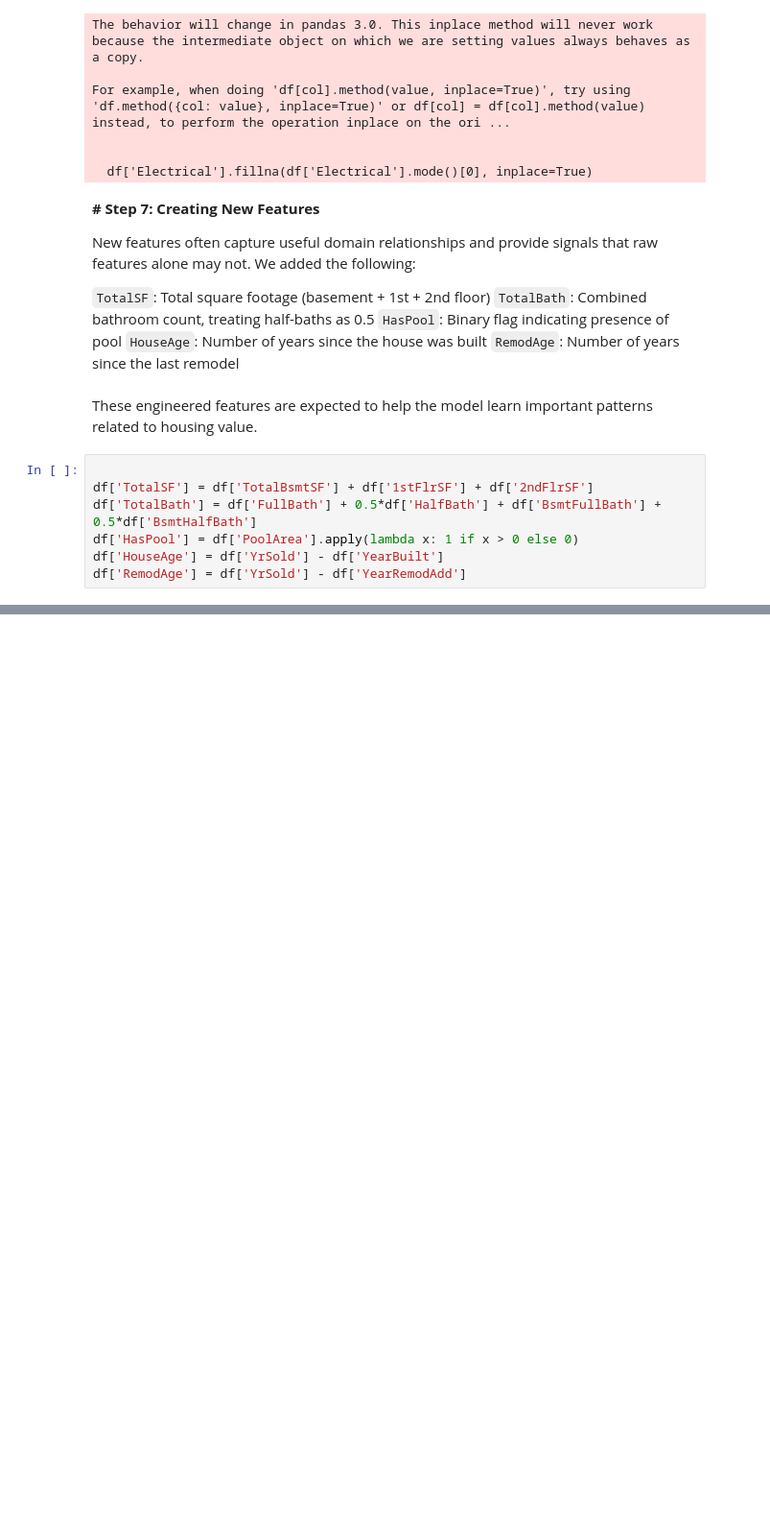
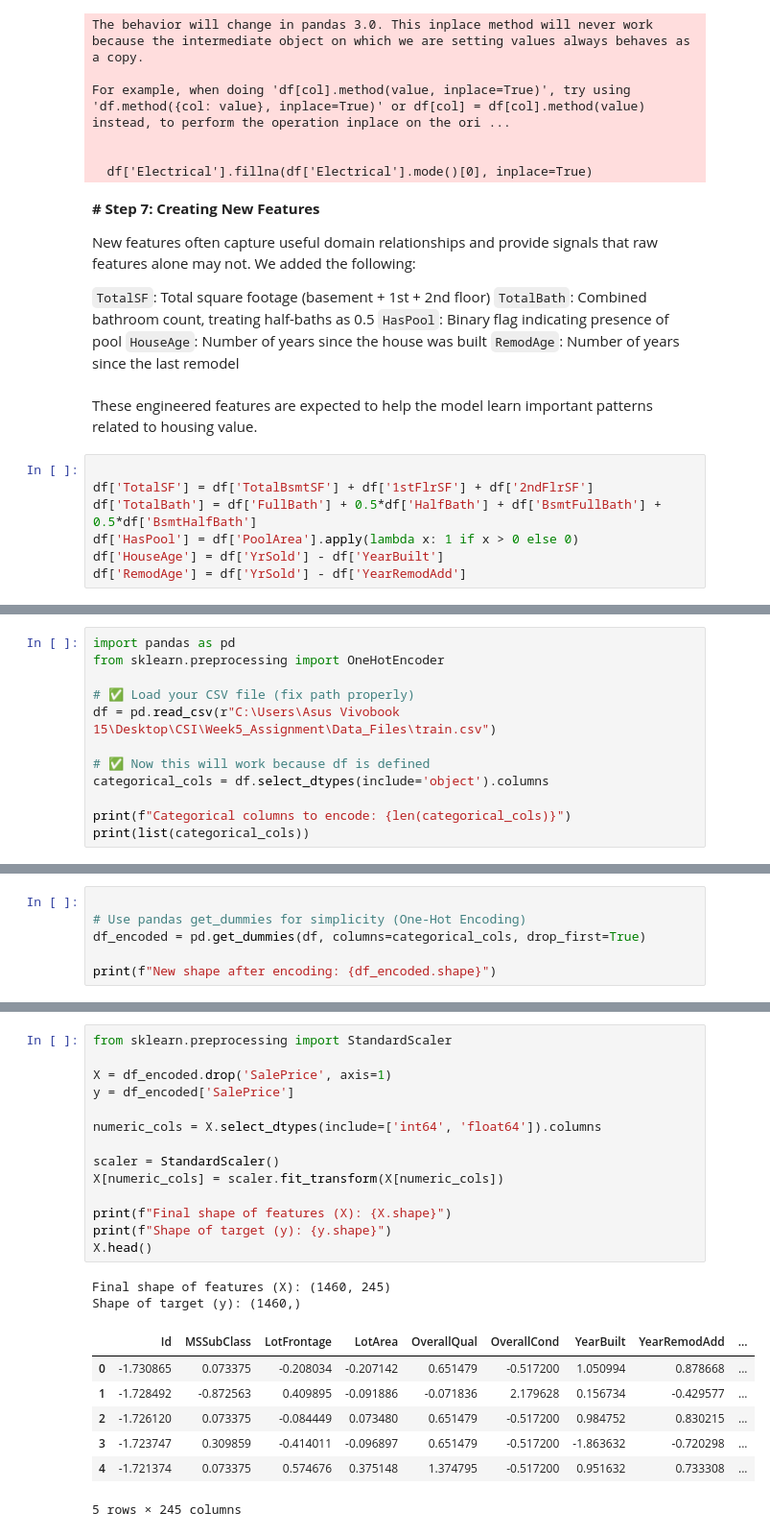
Before and after one commit to Prasad777777/CSI, a Jupyter notebook: Week5_Assignment/assignment_week5.ipynb, the cells around one changed output, grey strips where cells are left out. Shown: that part at 96% size. Cells and saved outputs as stored; diff of their text form; blank space fills up the shorter version.

```diff
--- a/Week5_Assignment/assignment_week5.ipynb
+++ b/Week5_Assignment/assignment_week5.ipynb
@@ -305,0 +319,12 @@ df['RemodAge'] = df['YrSold'] - df['YearRemodAdd']
+# %%
+import pandas as pd
+from sklearn.preprocessing import OneHotEncoder
+
+# ✅ Load your CSV file (fix path properly)
+df = pd.read_csv(r"C:\Users\Asus Vivobook 15\Desktop\CSI\Week5_Assignment\Data_Files\train.csv")
+
+# ✅ Now this will work because df is defined
+categorical_cols = df.select_dtypes(include='object').columns
+
+print(f"Categorical columns to encode: {len(categorical_cols)}")
+print(list(categorical_cols))
@@ -305,0 +334,6 @@ df['RemodAge'] = df['YrSold'] - df['YearRemodAdd']
+# %%
+
+# Use pandas get_dummies for simplicity (One-Hot Encoding)
+df_encoded = pd.get_dummies(df, columns=categorical_cols, drop_first=True)
+
+print(f"New shape after encoding: {df_encoded.shape}")
@@ -305,0 +354,24 @@ df['RemodAge'] = df['YrSold'] - df['YearRemodAdd']
+# %%
+from sklearn.preprocessing import StandardScaler
+
+X = df_encoded.drop('SalePrice', axis=1)
+y = df_encoded['SalePrice']
+
+numeric_cols = X.select_dtypes(include=['int64', 'float64']).columns
+
+scaler = StandardScaler()
+X[numeric_cols] = scaler.fit_transform(X[numeric_cols])
+
+print(f"Final shape of features (X): {X.shape}")
+print(f"Shape of target (y): {y.shape}")
+X.head()
+# %% [output]
+Final shape of features (X): (1460, 245)
+Shape of target (y): (1460,)
+|  | Id | MSSubClass | LotFrontage | LotArea | OverallQual | OverallCond | YearBuilt | YearRemodAdd | ... |
+| 0 | -1.730865 | 0.073375 | -0.208034 | -0.207142 | 0.651479 | -0.517200 | 1.050994 | 0.878668 | ... |
+| 1 | -1.728492 | -0.872563 | 0.409895 | -0.091886 | -0.071836 | 2.179628 | 0.156734 | -0.429577 | ... |
+| 2 | -1.726120 | 0.073375 | -0.084449 | 0.073480 | 0.651479 | -0.517200 | 0.984752 | 0.830215 | ... |
+| 3 | -1.723747 | 0.309859 | -0.414011 | -0.096897 | 0.651479 | -0.517200 | -1.863632 | -0.720298 | ... |
+| 4 | -1.721374 | 0.073375 | 0.574676 | 0.375148 | 1.374795 | -0.517200 | 0.951632 | 0.733308 | ... |
+5 rows × 245 columns
```
Also changed, not shown: parts of 12 cells of this notebook.
